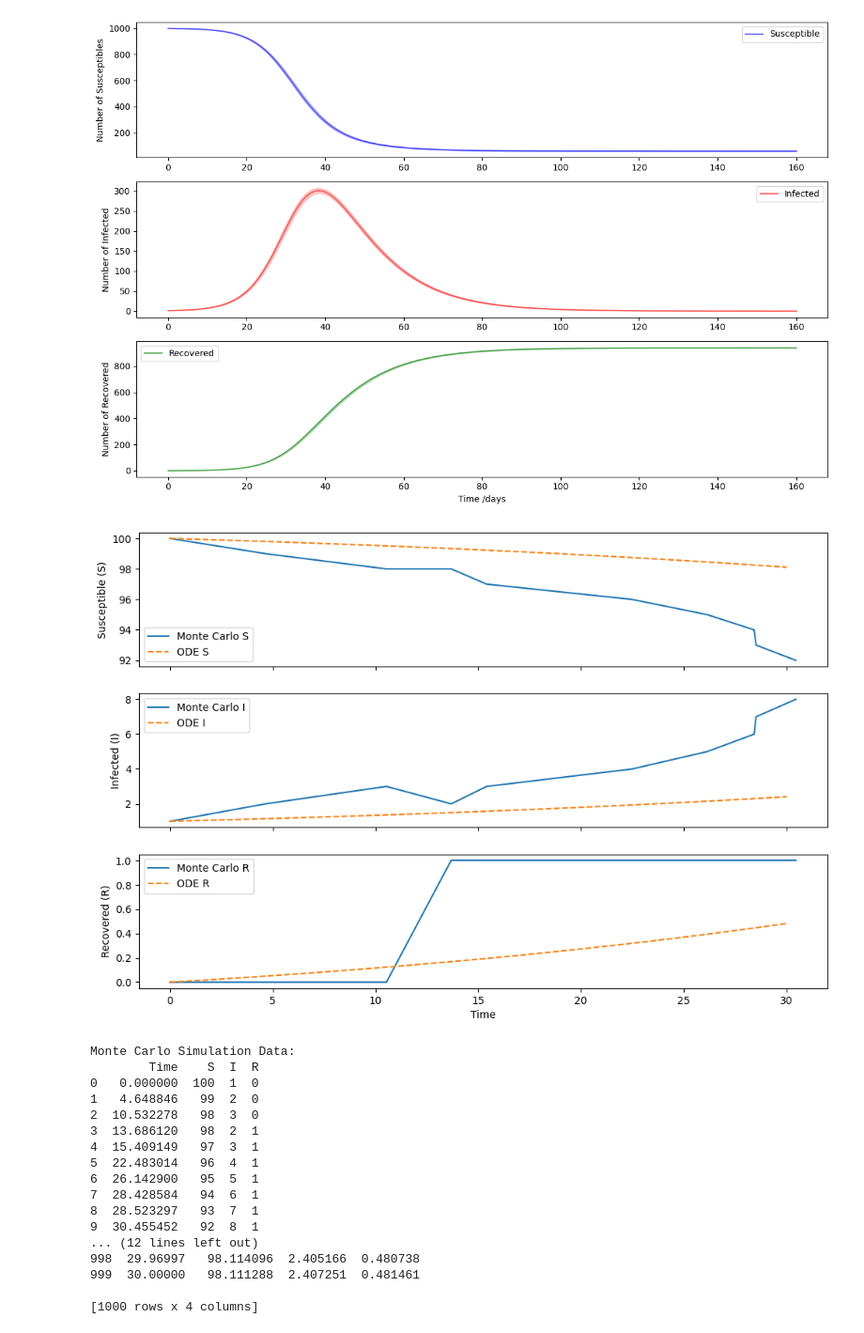
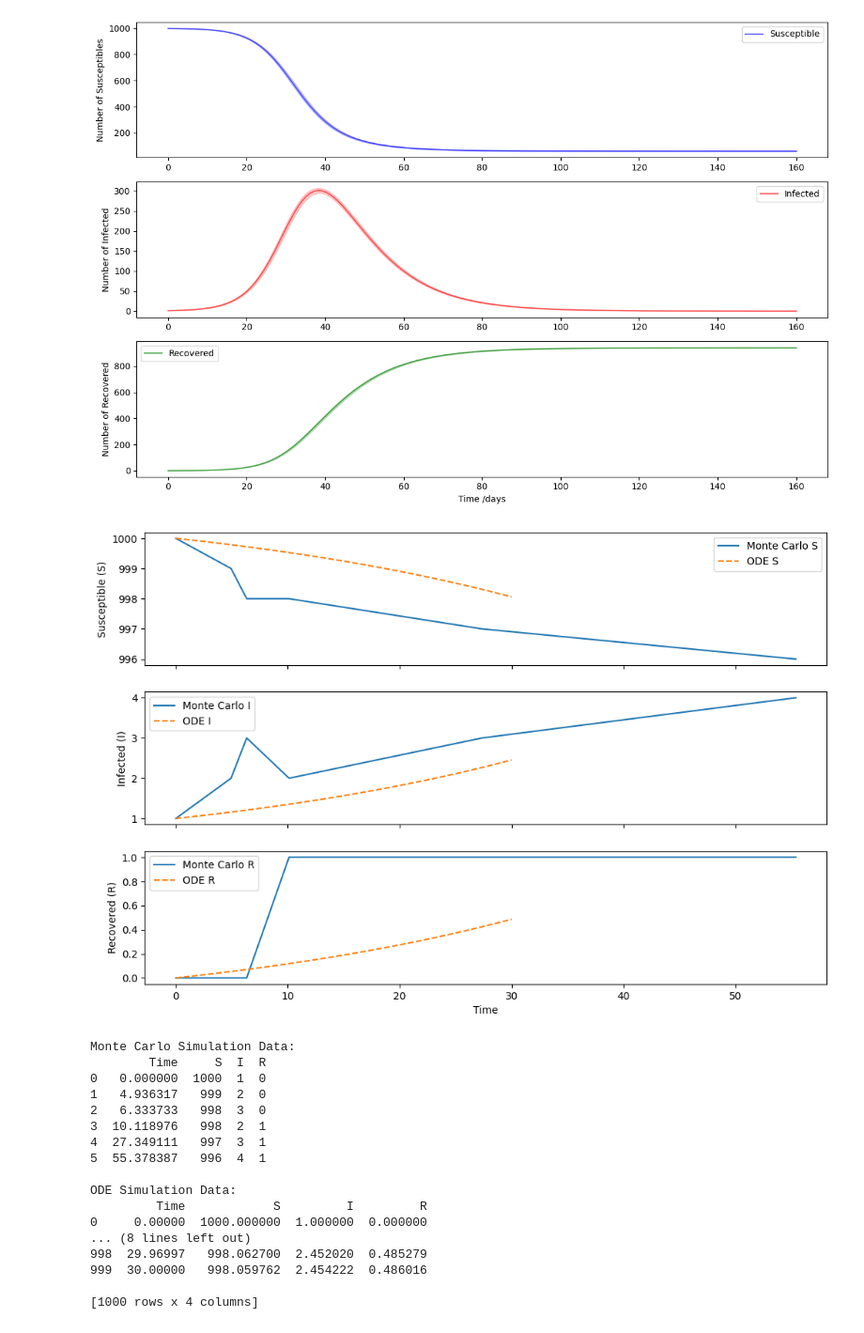
Before and after one commit to anastasiadoan/Epidemic-WW, a Jupyter notebook: montecarlo.ipynb, the cells around one changed output. Shown: that part at 94% size. Cells and saved outputs as stored; diff of their text form; code cells hidden in the pictures.

```diff
--- a/montecarlo.ipynb
+++ b/montecarlo.ipynb
@@ -90,7 +90,7 @@ from scipy.integrate import odeint
 import pandas as pd
 
 # Parameters
-S0 = 100
+S0 = 1000
 I0 = 1
 R0 = 0
 tend = 30
@@ -137,48 +137,48 @@ def sim(variables, t, params):
     dRdt = gamma * I
     return [dSdt, dIdt, dRdt]
 
 y_ode = odeint(sim, y0, t_ode, args=(params,))
 ode_data = pd.DataFrame({"Time": t_ode, "S": y_ode[:, 0], "I": y_ode[:, 1], "R": y_ode[:, 2]})
 
 # Plotting
 f, (ax1, ax2, ax3) = plt.subplots(3, sharex=True, figsize=(12, 8))
 ax1.plot(mc_data["Time"], mc_data["S"], label='Monte Carlo S')
 ax1.plot(ode_data["Time"], ode_data["S"], label='ODE S', linestyle='dashed')
 ax2.plot(mc_data["Time"], mc_data["I"], label='Monte Carlo I')
 ax2.plot(ode_data["Time"], ode_data["I"], label='ODE I', linestyle='dashed')
 ax3.plot(mc_data["Time"], mc_data["R"], label='Monte Carlo R')
 ax3.plot(ode_data["Time"], ode_data["R"], label='ODE R', linestyle='dashed')
 
 ax1.set_ylabel("Susceptible (S)")
 ax2.set_ylabel("Infected (I)")
 ax3.set_ylabel("Recovered (R)")
 ax3.set_xlabel("Time")
 ax1.legend()
 ax2.legend()
 ax3.legend()
 plt.show()
 
 # Output detailed data at each step
 print("Monte Carlo Simulation Data:")
 print(mc_data)
 print("\nODE Simulation Data:")
 print(ode_data)
 # %% [output]
-[figure, old version]
+[figure, new version]
 Monte Carlo Simulation Data:
-        Time    S  I  R
-0   0.000000  100  1  0
-1   4.648846   99  2  0
-2  10.532278   98  3  0
-3  13.686120   98  2  1
-4  15.409149   97  3  1
-5  22.483014   96  4  1
-6  26.142900   95  5  1
-7  28.428584   94  6  1
-8  28.523297   93  7  1
-9  30.455452   92  8  1
-... (12 lines left out)
-998  29.96997   98.114096  2.405166  0.480738
-999  30.00000   98.111288  2.407251  0.481461
+        Time     S  I  R
+0   0.000000  1000  1  0
+1   4.936317   999  2  0
+2   6.333733   998  3  0
+3  10.118976   998  2  1
+4  27.349111   997  3  1
+5  55.378387   996  4  1
+
+ODE Simulation Data:
+         Time            S         I         R
+0     0.00000  1000.000000  1.000000  0.000000
+... (8 lines left out)
+998  29.96997   998.062700  2.452020  0.485279
+999  30.00000   998.059762  2.454222  0.486016
 
 [1000 rows x 4 columns]
```
Also changed, not shown: parts of 1 cell of this notebook, 1 other file.
